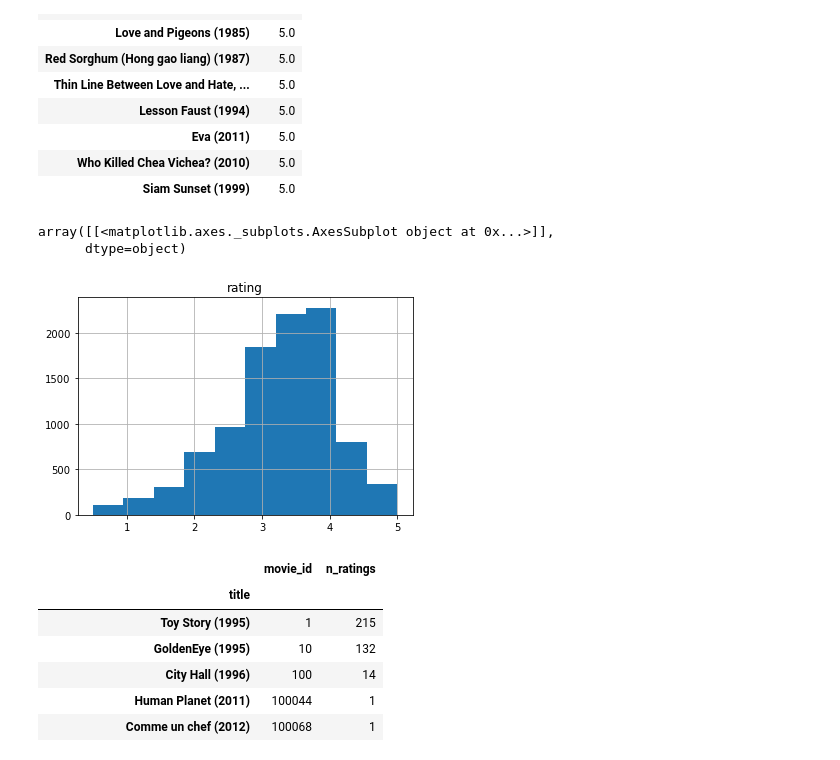
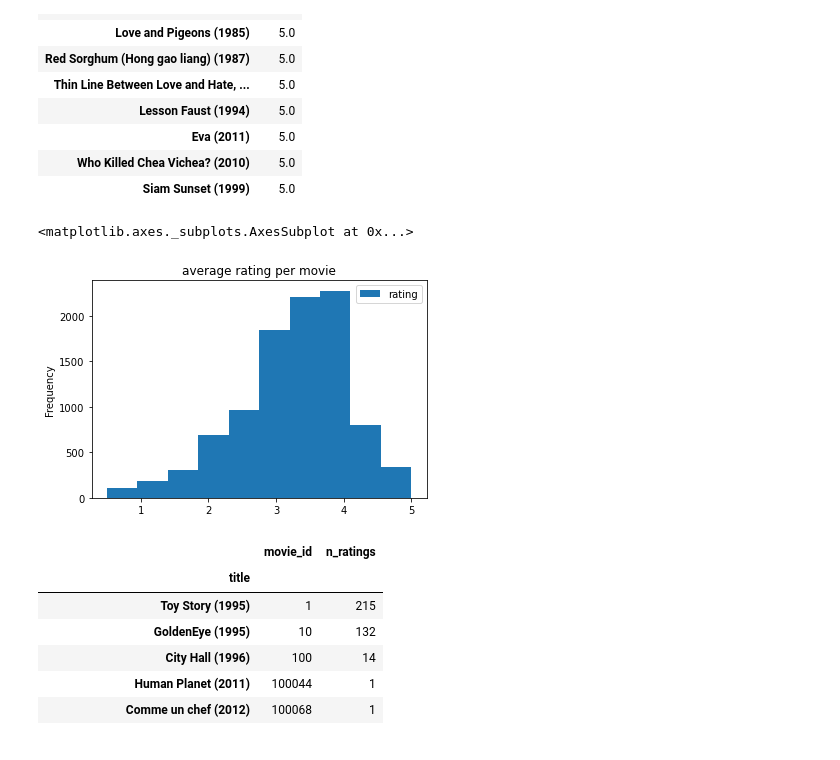
Before and after one commit to youmxr/CP421-Project, a Jupyter notebook: FinalProject.ipynb, the cells around one changed output. Saved outputs shown, nothing was run; the diff lists cells and outputs as text; code cells hidden in the pictures.

```diff
--- a/FinalProject.ipynb
+++ b/FinalProject.ipynb
@@ -65,11 +65,10 @@ top_movies[:10]
 | Who Killed Chea Vichea? (2010) | 5.0 |
 | Siam Sunset (1999) | 5.0 |
 # %%
-top_movies.hist(bins=10)
+top_movies.plot(kind='hist', bins=10, title='average rating per movie')
 # %% [output]
-array([[<matplotlib.axes._subplots.AxesSubplot object at 0x...>]],
-      dtype=object)
+<matplotlib.axes._subplots.AxesSubplot at 0x...>
-[figure, old version]
+[figure, new version]
 # %%
 #removing outliers
 ratings_by_title = data.groupby('movie_id').size()
```
Also changed, not shown: parts of 15 cells of this notebook.
